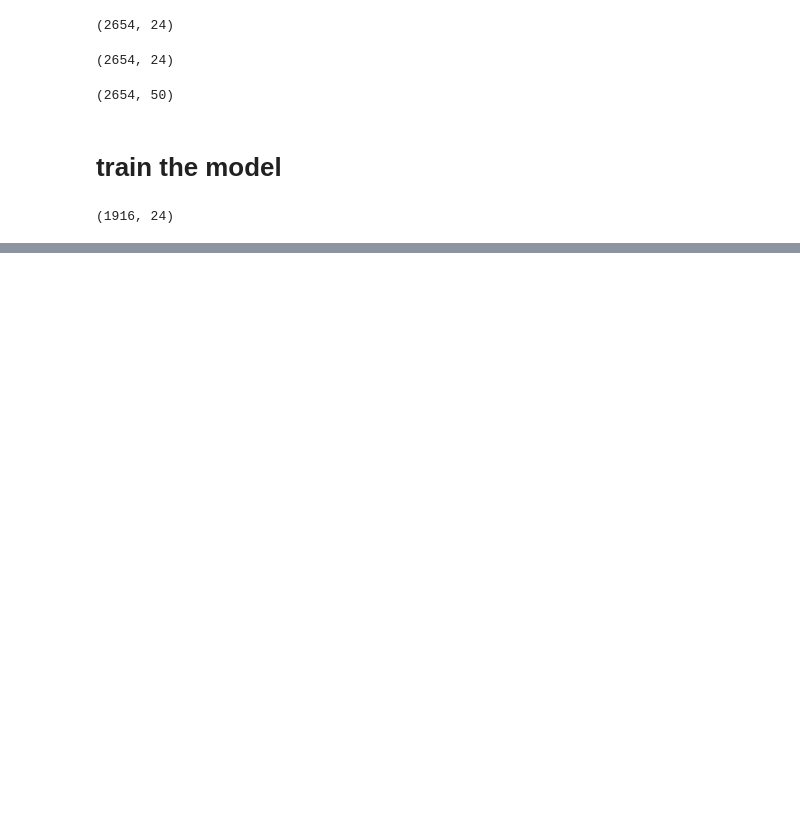
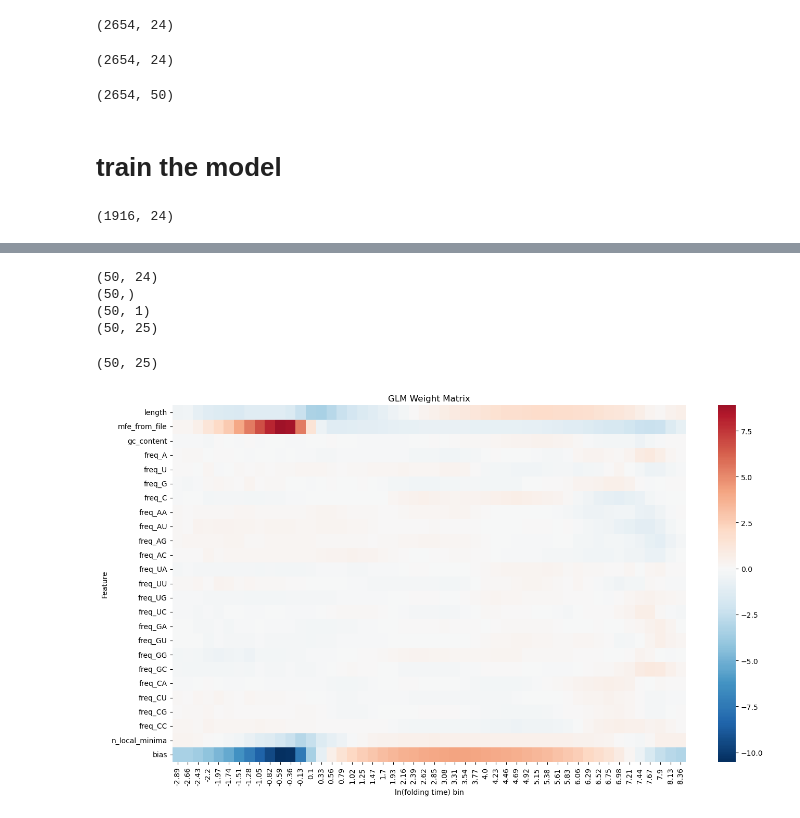
Before and after one commit to julius-2027/cs229_rna_folding, a Jupyter notebook: glm/glm.ipynb, the cells around one changed output, grey strips where cells are left out. Saved outputs shown, nothing was run; the diff lists cells and outputs as text; code cells hidden in the pictures; blank space fills up the shorter version.

```diff
--- a/glm/glm.ipynb
+++ b/glm/glm.ipynb
@@ -135,0 +116,2 @@ Name: 0, dtype: float64
+# %%
+feature_names = X.columns.values.tolist()
@@ -268,0 +294,35 @@ plt.show()
+# %%
+params = list(model2.parameters())
+weights = params[0].detach().numpy()
+print(weights.shape)
+biases = params[1].detach().numpy()
+print(biases.shape)
+biases = biases.reshape((biases.shape[0], 1))
+print(biases.shape)
+biases_weights = np.hstack((weights,biases))
+print(biases_weights.shape)
+# %% [output]
+(50, 24)
+(50,)
+(50, 1)
+(50, 25)
+# %%
+weights_and_biases = np.hstack((weights,biases))
+print(weights_and_biases.shape)
+# %% [output]
+(50, 25)
+# %%
+bin_centers = (binedges_logfpt[:-1] + binedges_logfpt[1:]) / 2
+
+fig, ax = plt.subplots(figsize=(14, 8))
+sns.heatmap(weights_and_biases.T, xticklabels=bin_centers.round(2), yticklabels=feature_names+['bias'],
+           cmap='RdBu_r', center=0, ax=ax)
+# sns.heatmap(weights.T, xticklabels=bin_centers.round(2),
+#             cmap='RdBu_r', center=0, ax=ax)
+ax.set_xlabel('ln(folding time) bin')
+ax.set_ylabel('Feature')
+plt.title('GLM Weight Matrix')
+plt.tight_layout()
+plt.show()
+# %% [output]
+[figure, added]
```
Also changed, not shown: parts of 20 cells of this notebook, 16 other files.
